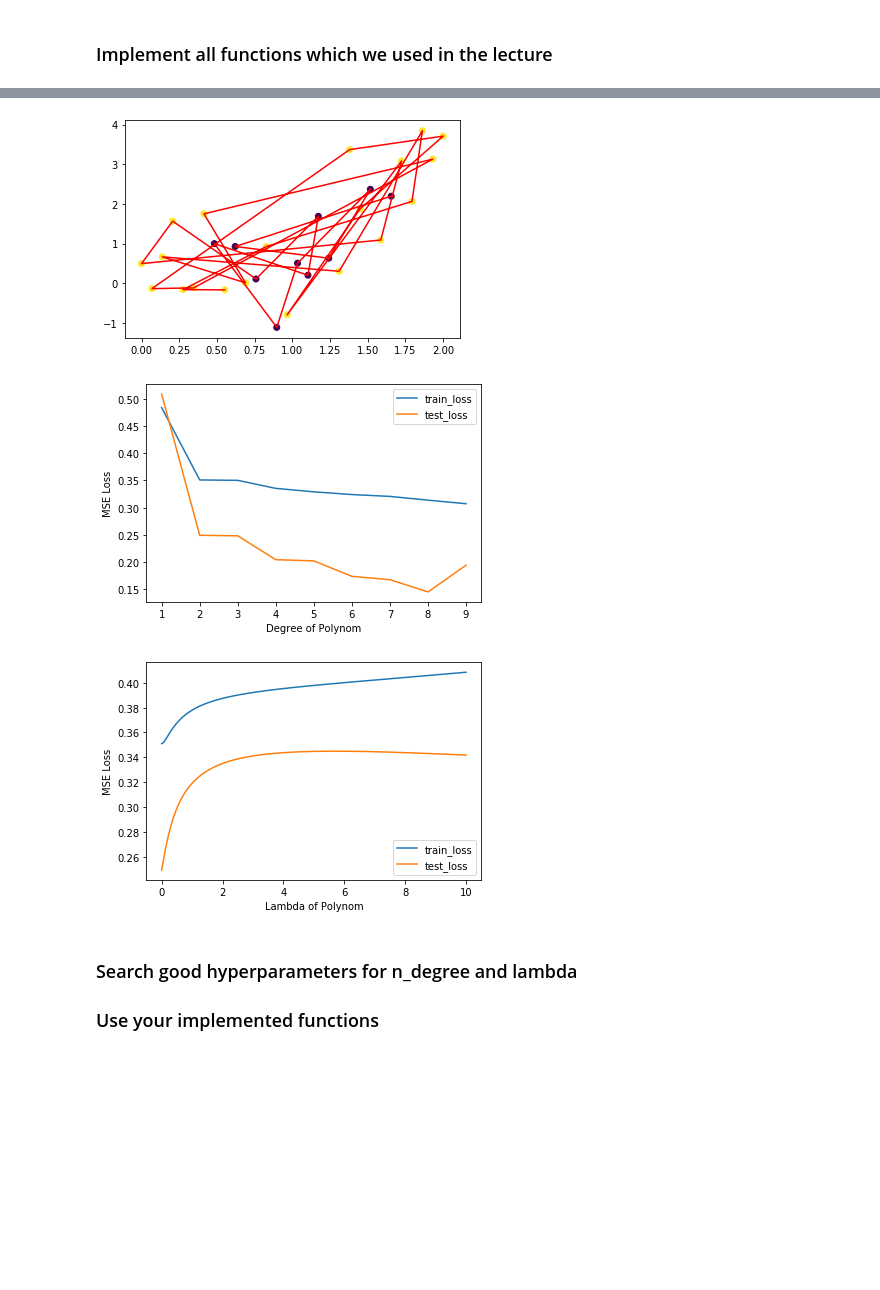
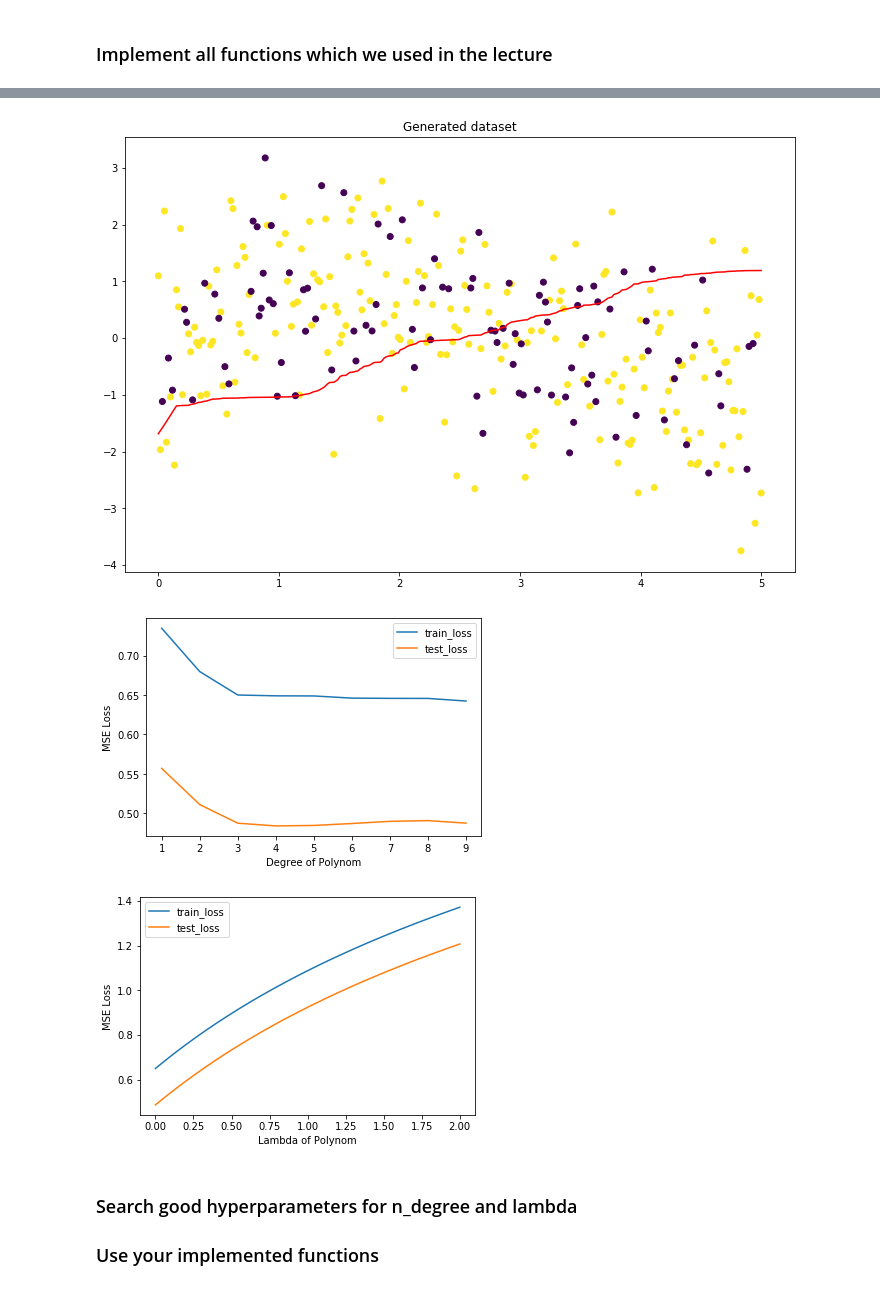
Before and after one commit to hakobian4/Machine_Learning, a Jupyter notebook: Supervised/Polynomial_Regression_Homework.ipynb, the cells around one changed output, grey strips where cells are left out. Drawn from its saved outputs; the diff is of its cells as text; code cells hidden in the pictures; blank space fills up the shorter version.

Commit message:
Polynomial Regression

```diff
--- a/Supervised/Polynomial_Regression_Homework.ipynb
+++ b/Supervised/Polynomial_Regression_Homework.ipynb
@@ -64,7 +60,7 @@ class PolynomialRegression:
         :param n_degree: (int) degree of polynomial
         :param lambda_: (float or None) None if you don't want to use regularization
         """
-        self.degree = n_degree
+        self.n_degree = n_degree
         self.lambda_ = lambda_
         self.bettas = None
 
@@ -77,11 +73,11 @@ class PolynomialRegression:
         :param Y: (np.array) target
         :return: None
         """
-        X_ = PolynomialFeatures(self.degree).fit_transform(X)
+        X_ = PolynomialFeatures(self.n_degree).fit_transform(X)
 
         if self.lambda_ == None:
             reg = 0
-        else: reg = self.lambda_ * np.eye(len(X_))
+        else: reg = self.lambda_ * np.eye(len(X_[0]))
 
         self.bettas = np.dot(np.dot(np.linalg.inv(np.dot(np.transpose(X_), X_) + reg), np.transpose(X_)), Y)
 
@@ -92,7 +88,7 @@ class PolynomialRegression:
         :param X:(np.array) features
         :return:Y_pred(np.array) predictions
         """
-        X_ = PolynomialFeatures(self.degree).fit_transform(X)
+        X_ = PolynomialFeatures(self.n_degree).fit_transform(X)
 
         Y_pred = np.dot(X_, self.bettas)
         return Y_pred
@@ -109,6 +105,10 @@ class PolynomialRegression:
         This methot implements Mean Square Error Loss
         :return: Mean Square Error Loss
         """
+        if self.lambda_ == None:
+            reg = 0
+        else: reg = (self.lambda_ / 2) * np.sqrt(np.dot(np.transpose(self.bettas), self.bettas))
+
         Y_pred = self.predict(X)
-        L = ((Y - Y_pred) ** 2).sum()
+        L = ((Y - Y_pred) ** 2 + reg ).sum()
         return L / (2 * len(Y))
@@ -133,25 +127,19 @@ def plot_polinomial_regression(X_train, Y_train, X_test, Y_test, n_degree=2, lam
     :param lambda_: (float or None) None if you don't want to use regularization
     :return: None
     """
-    model = PolynomialRegression(n_degree)
+    fig = plt.figure(figsize=(12,8))
+    model = PolynomialRegression(n_degree, lambda_)
     model.fit(X_train, Y_train)
-    #X_test= np.sort(X_test, axis=0)
-    print(model.loss(X_train, Y_train))
-    print(model.loss(X_test, Y_test))
-    Y_pred = model.predict(X_test)
+    print("Train loss:", model.loss(X_train, Y_train))
+    print("Test loss:", model.loss(X_test, Y_test))
     X = np.concatenate((X_train,X_test),axis=0)
     Y = np.concatenate((Y_train,Y_test),axis=0)
+    Y_pred = np.sort(model.predict(X_train), axis=0)
+    X_train= np.sort(X_train, axis=0)
+    plt.plot(X_train,Y_pred,"r")
     train_test_ind = np.array([1 if i < X_train.shape[0] else 0 for i in range(X.shape[0])])
     plt.scatter(X.reshape(-1,1), Y.reshape(-1,1),c = train_test_ind.reshape(-1,1))
-    plt.plot(X, Y, color='r')
-
-    #fig = plt.figure(figsize=(12,8))
-    #plt.plot(X_test,Y_line,"r")
-    #X = np.concatenate((X_train,X_test),axis=0)
-    #Y = np.concatenate((Y_train,Y_test),axis=0)
-    #train_test_ind = np.array([1 if i < X_train.shape[0] else 0 for i in range(X.shape[0])])
-    #plt.scatter(X.reshape(-1,1), Y.reshape(-1,1),c = train_test_ind.reshape(-1,1))
-    #plt.title("Generated dataset");
+    plt.title("Generated dataset");
 
 
 def plot_degree_vs_loss(X_train, Y_train, X_test, Y_test, range_= 10, lambda_ = None):
@@ -168,7 +156,7 @@ def plot_degree_vs_loss(X_train, Y_train, X_test, Y_test, range_= 10, lambda_ =
     train_loss = []
     test_loss = []
     for i in range(1, range_):
-        model = PolynomialRegression(i)
+        model = PolynomialRegression(i, lambda_)
         model.fit(X_train, Y_train)
         train_loss = np.append(train_loss, model.loss(X_train, Y_train))
         test_loss = np.append(test_loss, model.loss(X_test, Y_test))
@@ -209,5 +197,5 @@ def plot_lambda_vs_loss(X_train, Y_train, X_test, Y_test, degree, lambda_range =
     plt.ylabel("MSE Loss")
     plt.legend(loc = 0)
 # %%
-plot_polinomial_regression(X_train, Y_train, X_test, Y_test, n_degree = 15, lambda_ = 0.3)
+plot_polinomial_regression(X_train, Y_train, X_test, Y_test, n_degree = 15, lambda_ = 0.01)
 # %% [output]
@@ -216,12 +204,12 @@ plot_polinomial_regression(X_train, Y_train, X_test, Y_test, n_degree = 15, lamb
-[figure, old version]
+[figure, new version]
 # %%
 plot_degree_vs_loss(X_train, Y_train, X_test, Y_test, range_ = 10, lambda_ = None)
 # %% [output]
-[figure, old version]
+[figure, new version]
 # %%
-plot_lambda_vs_loss(X_train, Y_train, X_test, Y_test, degree = 2, lambda_range = [0,10])
+plot_lambda_vs_loss(X_train, Y_train, X_test, Y_test, degree = 3, lambda_range = [0, 2])
 # %% [output]
-[figure, old version]
+[figure, new version]
 # %% [markdown]
 ### Search good hyperparameters for n_degree and lambda
 ### Use your implemented functions
```
Also changed, not shown: parts of 4 cells of this notebook.
